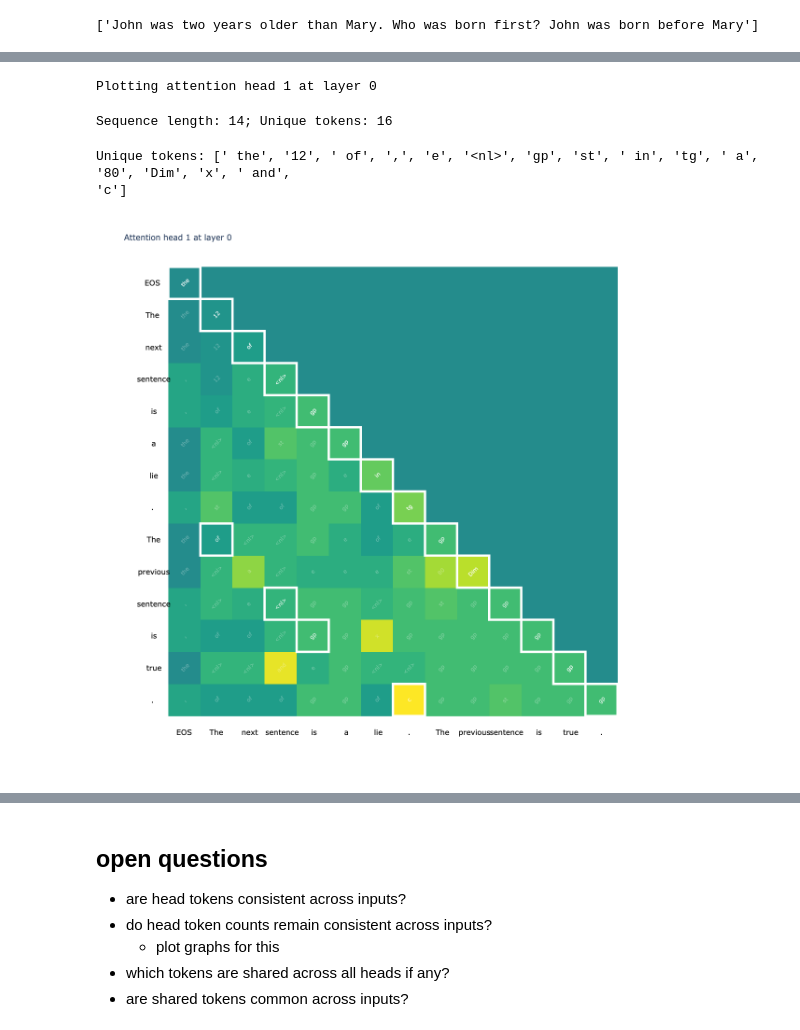
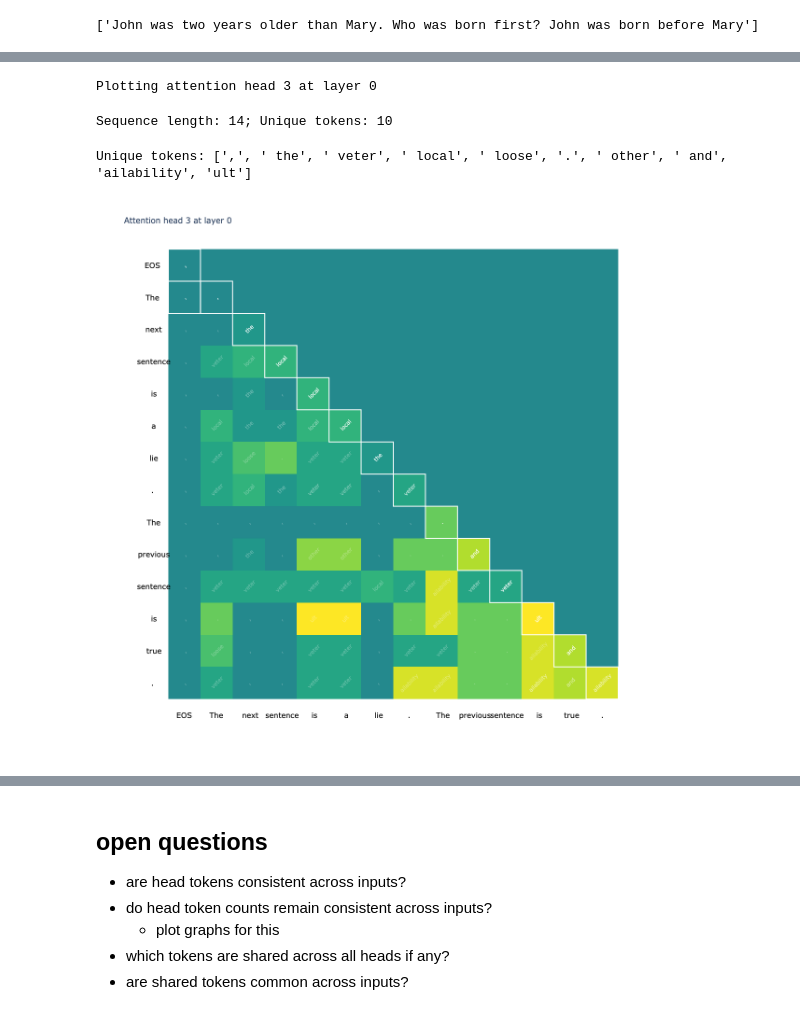
Before and after one commit to layterz/experiments, a Jupyter notebook: notebooks/attention-tokens.ipynb, the cells around one changed output, grey strips where cells are left out. Drawn from its saved outputs; the diff is of its cells as text; code cells hidden in the pictures.

Commit message:
plots ok

```diff
--- a/notebooks/attention-tokens.ipynb
+++ b/notebooks/attention-tokens.ipynb
@@ -109,7 +109,7 @@ def calculate_attention_tokens(cache, layer, head, **kwargs):
 
     sequence_length = len(str_preds)
 
-    token_matrix = torch.zeros((sequence_length, sequence_length)).to(device)
+    token_matrix = torch.full((sequence_length, sequence_length), -1).to(device)
     for i in range(sequence_length):
         for j in range(i + 1):
             token = str_preds[i][j]
@@ -163,7 +163,7 @@ def plot_attention_head(cache, layer, head, cmap='Inferno', **kwargs):
                     y0=i-0.5,
                     x1=j+0.5,
                     y1=i+0.5,
-                    line=dict(color="white", width=5),
+                    line=dict(color="white", width=2),
                     fillcolor="rgba(0, 0, 0, 0)",
                 )
 
@@ -202,13 +202,12 @@ Unique tokens: [' the', '<nl>', ',', 'tg', '12', ' and', 'c', 'gp', 'H', 'e', 's
 # %%
 cache = run_prompt(model, "The next sentence is a lie. The previous sentence is true.")
-fig = plot_prompts(cache, 0, 1)
+fig = plot_prompts(cache, 0, 3)
 fig.show()
 # %% [output]
-Plotting attention head 1 at layer 0
+Plotting attention head 3 at layer 0
-Sequence length: 14; Unique tokens: 16
+Sequence length: 14; Unique tokens: 10
-Unique tokens: [' the', '12', ' of', ',', 'e', '<nl>', 'gp', 'st', ' in', 'tg', ' a', '80', 'Dim', 'x', ' and',
-'c']
+Unique tokens: [',', ' the', ' veter', ' local', ' loose', '.', ' other', ' and', 'ailability', 'ult']
-[figure, old version]
+[figure, new version]
 # %%
 random_tokens = torch.randint(0, 50257, (1, 18)).to(device)
 random_prompt = model.to_str_tokens(random_tokens)
```
Also changed, not shown: parts of 3 cells of this notebook.
